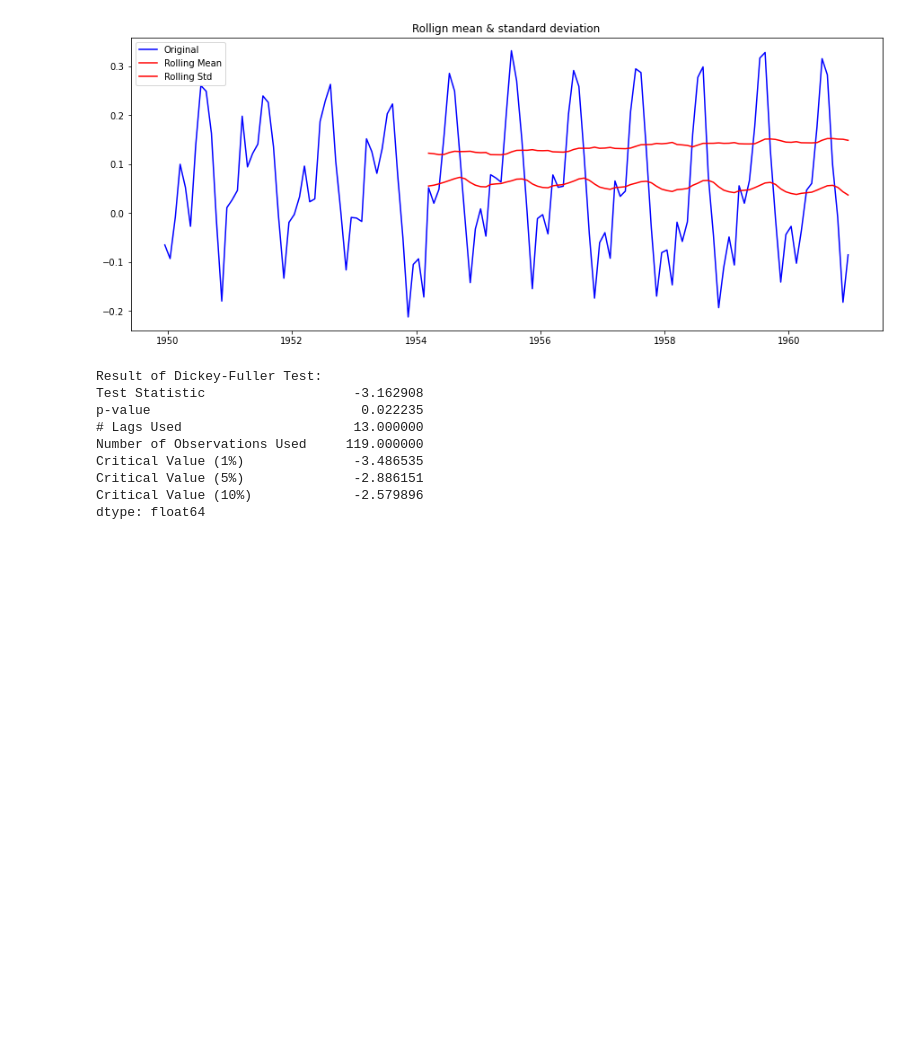
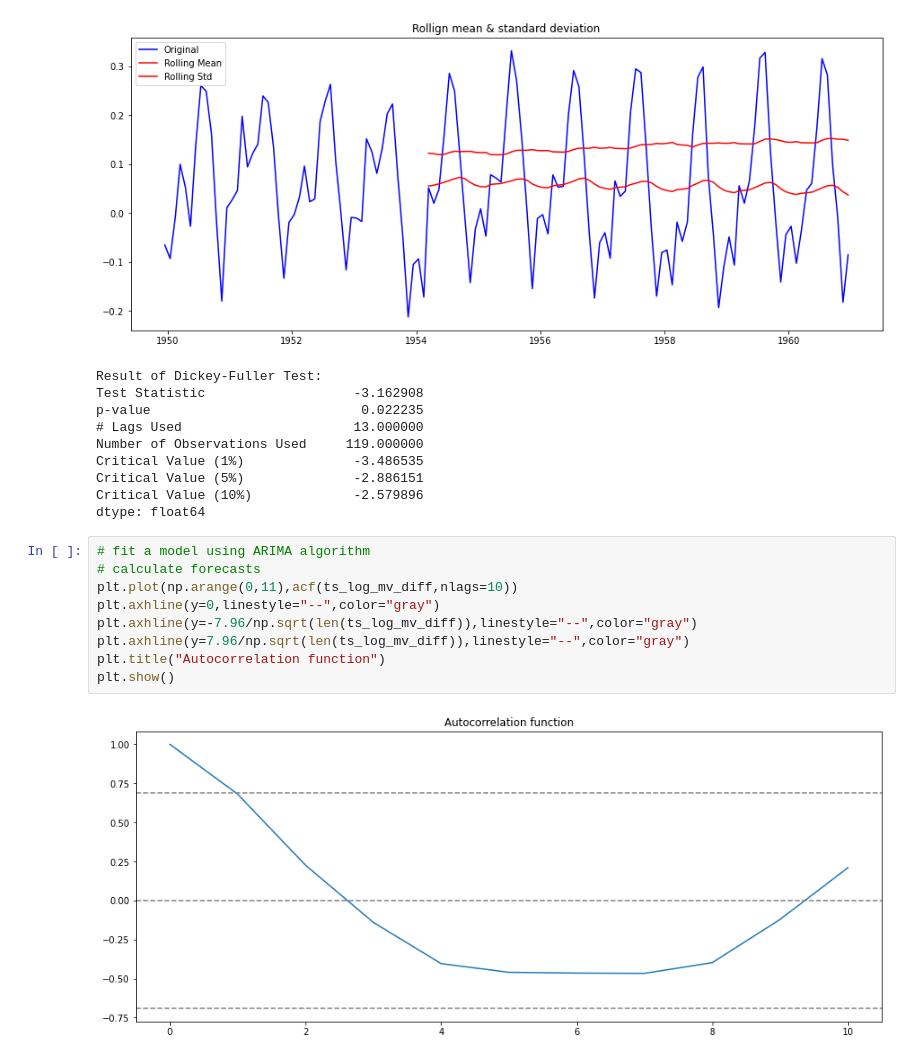
Before and after one commit to dikshantsharma12/Machine-Learning, a Jupyter notebook: Machine Learing Certification course/Air Passengers.ipynb, the cells around one changed output. Saved outputs shown, nothing was run; the diff lists cells and outputs as text; blank space fills up the shorter version.

Commit message:
ARIMA

```diff
--- a/Machine Learing Certification course/Air Passengers.ipynb
+++ b/Machine Learing Certification course/Air Passengers.ipynb
@@ -145,3 +145,14 @@ Critical Value (1%)              -3.486535
 Critical Value (5%)              -2.886151
 Critical Value (10%)             -2.579896
 dtype: float64
+# %%
+# fit a model using ARIMA algorithm
+# calculate forecasts
+plt.plot(np.arange(0,11),acf(ts_log_mv_diff,nlags=10))
+plt.axhline(y=0,linestyle="--",color="gray")
+plt.axhline(y=-7.96/np.sqrt(len(ts_log_mv_diff)),linestyle="--",color="gray")
+plt.axhline(y=7.96/np.sqrt(len(ts_log_mv_diff)),linestyle="--",color="gray")
+plt.title("Autocorrelation function")
+plt.show()
+# %% [output]
+[figure, added]
```
Also changed, not shown: parts of 6 cells of this notebook, 4 other files.
